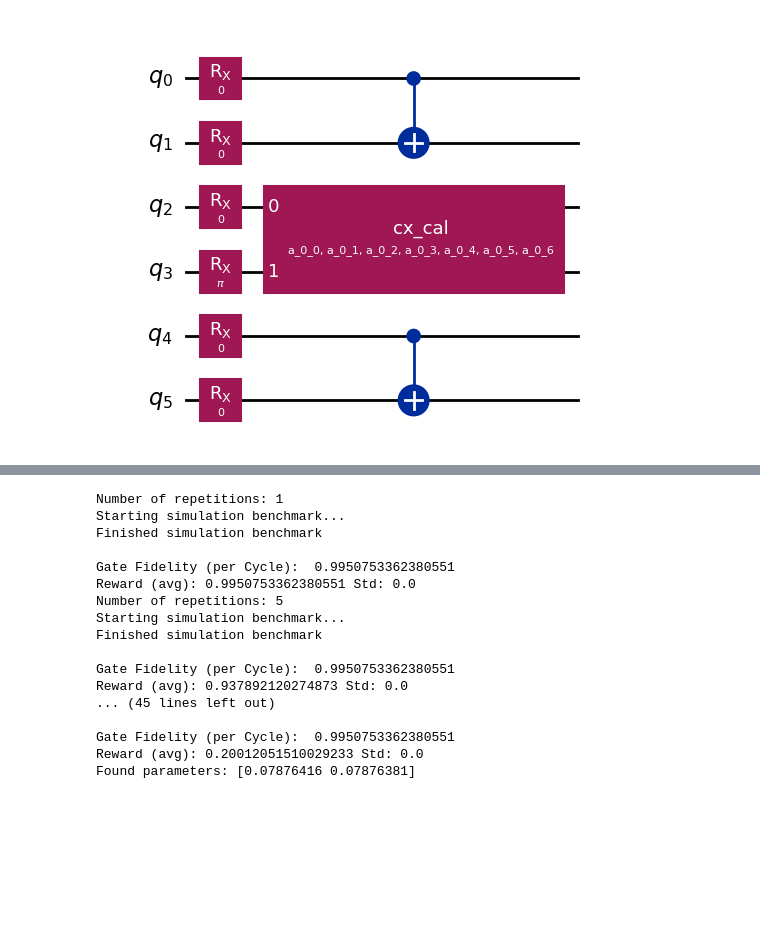
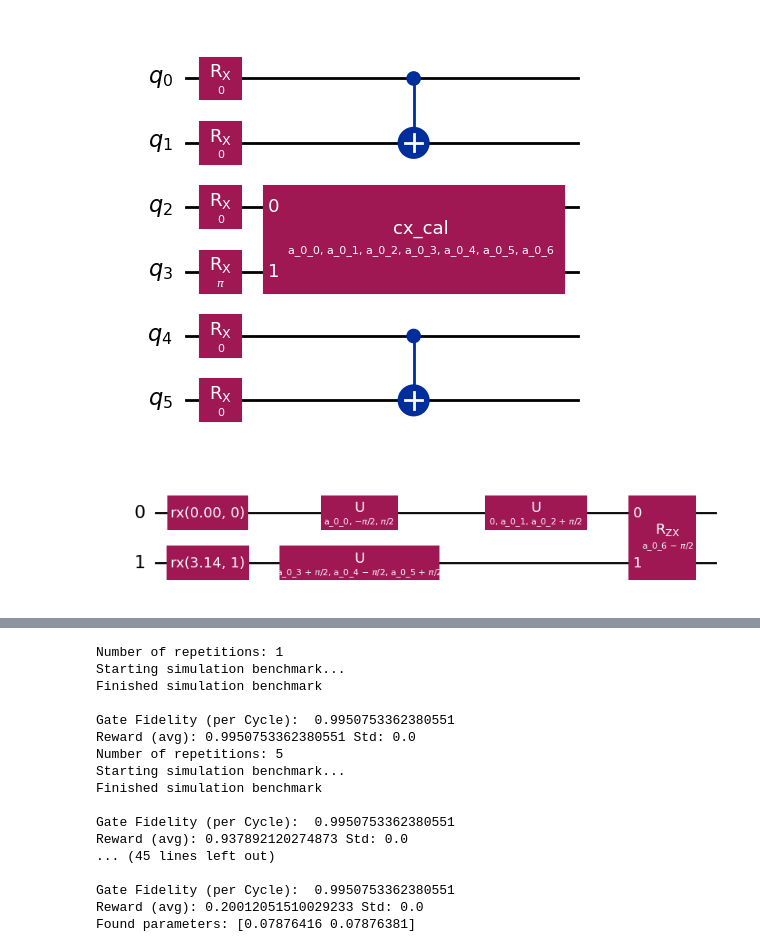
Before and after one commit to arthurostrauss/Quantum_Optimal_Control, a Jupyter notebook: gate_level/spillover_noise_use_case/generic_spillover/spillover_effect_on_subsystem.ipynb, the cells around one changed output, grey strips where cells are left out. Saved outputs shown, nothing was run; the diff lists cells and outputs as text; code cells hidden in the pictures; blank space fills up the shorter version.

```diff
--- a/gate_level/spillover_noise_use_case/generic_spillover/spillover_effect_on_subsystem.ipynb
+++ b/gate_level/spillover_noise_use_case/generic_spillover/spillover_effect_on_subsystem.ipynb
@@ -361,3 +360,7 @@ Environment Observation: [1.]
 one_env.circuits[0].draw('mpl')
 # %% [output]
 [figure]
+# %%
+one_env.transpiled_circuits[0].draw('mpl')
+# %% [output]
+[figure, added]
```
Also changed, not shown: parts of 2 cells of this notebook.
